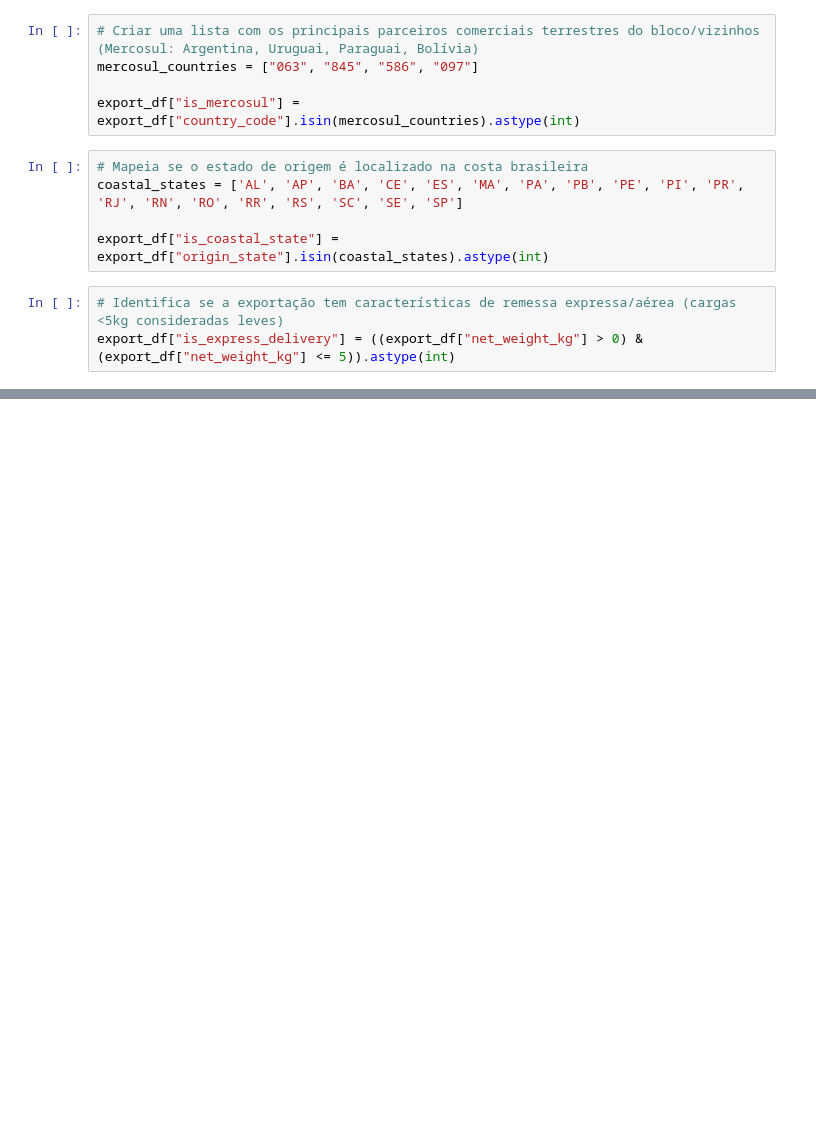
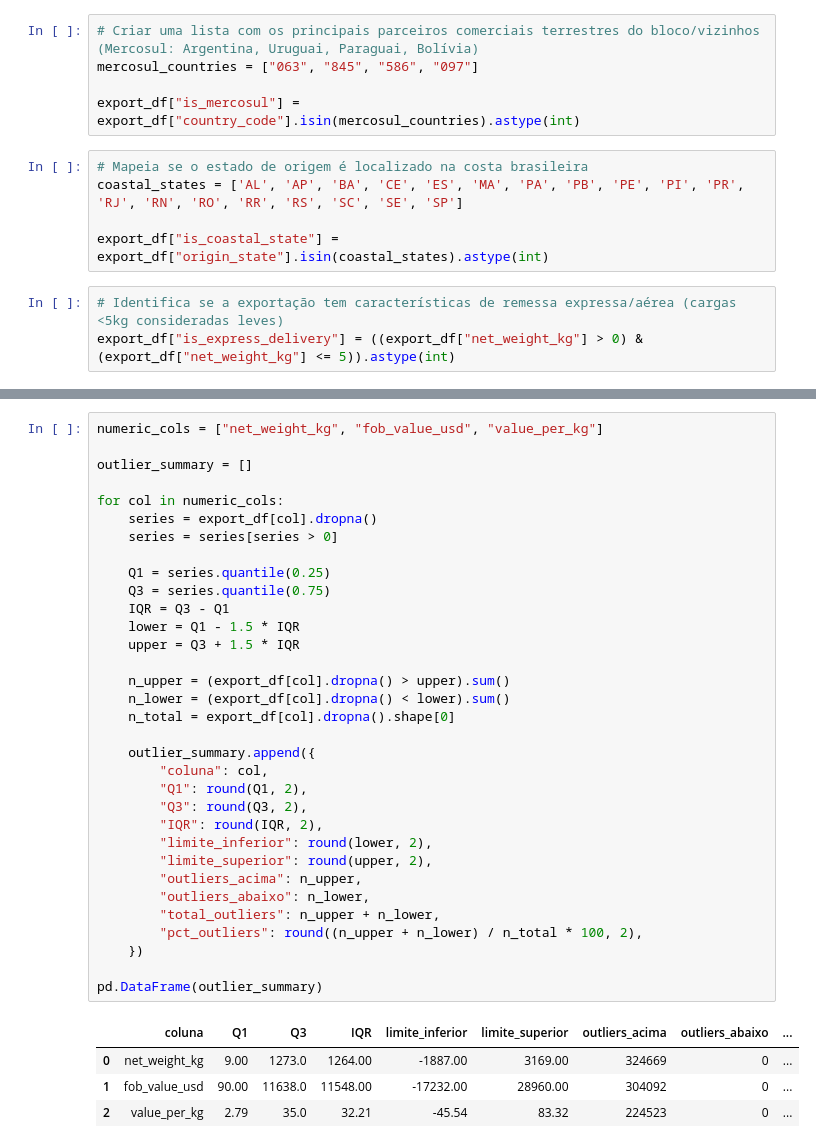
Before and after one commit to PamLissa/br-foreign-trade-analysis, a Jupyter notebook: milestone-2/notebooks/export_data_wrangling.ipynb, the cells around one changed output, grey strips where cells are left out. Drawn from its saved outputs; the diff is of its cells as text; blank space fills up the shorter version.

```diff
--- a/milestone-2/notebooks/export_data_wrangling.ipynb
+++ b/milestone-2/notebooks/export_data_wrangling.ipynb
@@ -445,0 +455,38 @@ Criados 9 atributos derivados: `month_name`, `value_per_kg`, `quarter`, `semeste
+# %%
+numeric_cols = ["net_weight_kg", "fob_value_usd", "value_per_kg"]
+
+outlier_summary = []
+
+for col in numeric_cols:
+    series = export_df[col].dropna()
+    series = series[series > 0]
+
+    Q1 = series.quantile(0.25)
+    Q3 = series.quantile(0.75)
+    IQR = Q3 - Q1
+    lower = Q1 - 1.5 * IQR
+    upper = Q3 + 1.5 * IQR
+
+    n_upper = (export_df[col].dropna() > upper).sum()
+    n_lower = (export_df[col].dropna() < lower).sum()
+    n_total = export_df[col].dropna().shape[0]
+
+    outlier_summary.append({
+        "coluna": col,
+        "Q1": round(Q1, 2),
+        "Q3": round(Q3, 2),
+        "IQR": round(IQR, 2),
+        "limite_inferior": round(lower, 2),
+        "limite_superior": round(upper, 2),
+        "outliers_acima": n_upper,
+        "outliers_abaixo": n_lower,
+        "total_outliers": n_upper + n_lower,
+        "pct_outliers": round((n_upper + n_lower) / n_total * 100, 2),
+    })
+
+pd.DataFrame(outlier_summary)
+# %% [output]
+|  | coluna | Q1 | Q3 | IQR | limite_inferior | limite_superior | outliers_acima | outliers_abaixo | ... |
+| 0 | net_weight_kg | 9.00 | 1273.0 | 1264.00 | -1887.00 | 3169.00 | 324669 | 0 | ... |
+| 1 | fob_value_usd | 90.00 | 11638.0 | 11548.00 | -17232.00 | 28960.00 | 304092 | 0 | ... |
+| 2 | value_per_kg | 2.79 | 35.0 | 32.21 | -45.54 | 83.32 | 224523 | 0 | ... |
```
Also changed, not shown: parts of 5 cells of this notebook.
